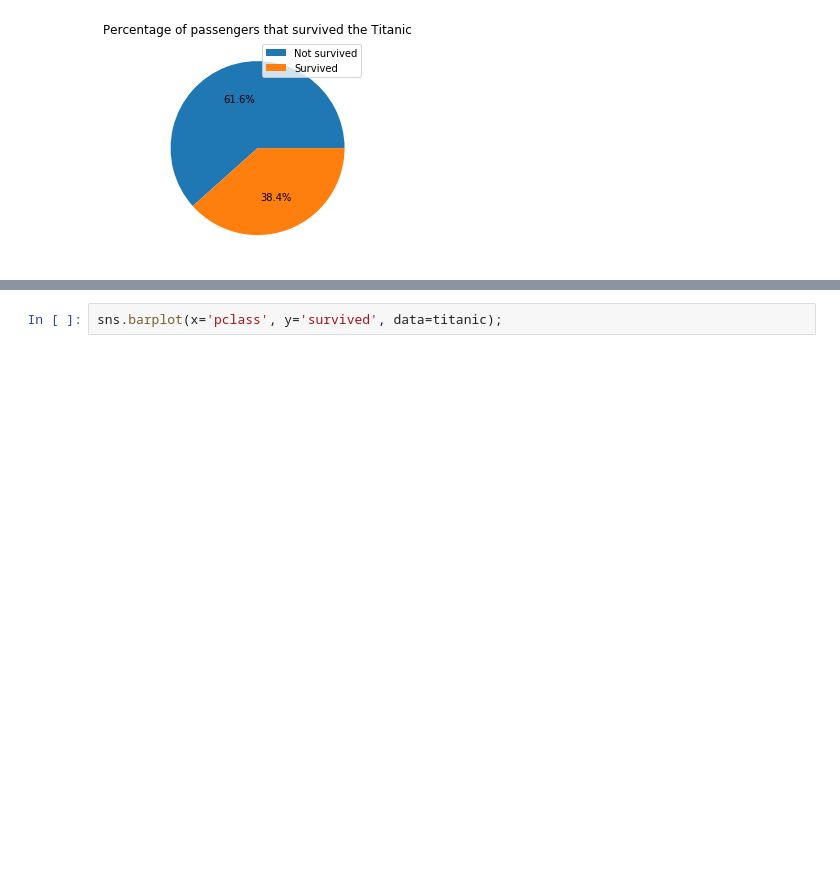
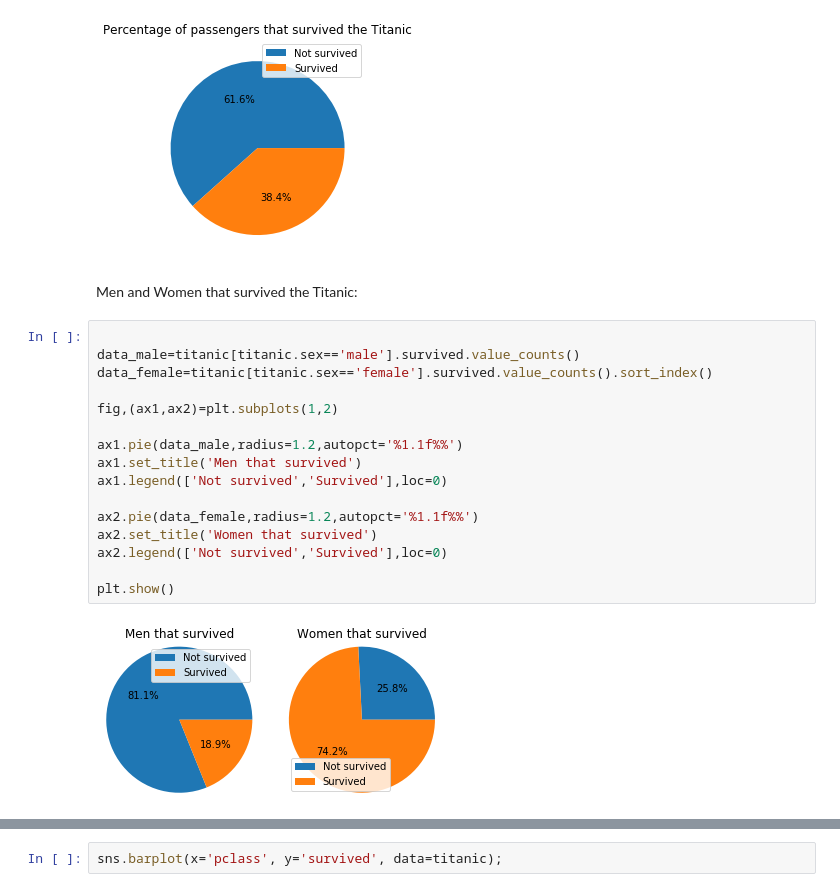
Before and after one commit to ricardocruzado/Titanic-survival-prediction-model, a Jupyter notebook: Titanic_EDA.ipynb, the cells around one changed output, grey strips where cells are left out. Drawn from its saved outputs; the diff is of its cells as text; blank space fills up the shorter version.

```diff
--- a/Titanic_EDA.ipynb
+++ b/Titanic_EDA.ipynb
@@ -91,3 +102,23 @@ plt.title('Percentage of passengers that survived the Titanic')
 plt.show()
 # %% [output]
 [figure]
+# %% [markdown]
+Men and Women that survived the Titanic:
+# %%
+
+data_male=titanic[titanic.sex=='male'].survived.value_counts()
+data_female=titanic[titanic.sex=='female'].survived.value_counts().sort_index()
+
+fig,(ax1,ax2)=plt.subplots(1,2)
+
+ax1.pie(data_male,radius=1.2,autopct='%1.1f%%')
+ax1.set_title('Men that survived')
+ax1.legend(['Not survived','Survived'],loc=0)
+
+ax2.pie(data_female,radius=1.2,autopct='%1.1f%%')
+ax2.set_title('Women that survived')
+ax2.legend(['Not survived','Survived'],loc=0)
+
+plt.show()
+# %% [output]
+[figure, added]
```
Also changed, not shown: parts of 21 cells of this notebook.
